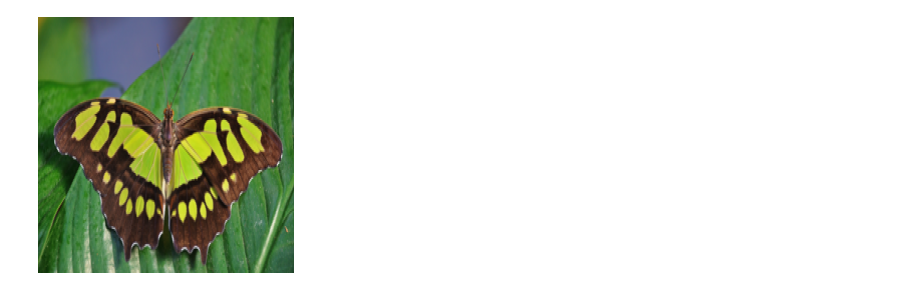
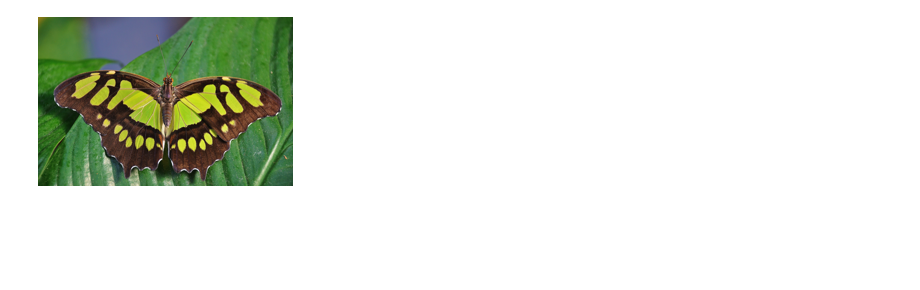
Before and after one commit to pmatuan/Image-Super-Resolution, a Jupyter notebook: Code/Image_interpolation.ipynb, the cells around one changed output. Cells and saved outputs as stored; diff of their text form; code cells hidden in the pictures; blank space fills up the shorter version.

```diff
--- a/Code/Image_interpolation.ipynb
+++ b/Code/Image_interpolation.ipynb
@@ -5,8 +15,7 @@ from google.colab.patches import cv2_imshow
 # %%
 lr = cv2.imread('0829x8.png')
-lr = cv2.resize(lr, (256,256), interpolation=cv2.INTER_AREA)
 cv2_imshow(lr)
 # %% [output]
-[figure, old version]
+[figure, new version]
 # %%
 HR = cv2.imread('0829.png')
```
Also changed, not shown: parts of 8 cells of this notebook, 30 other files.
